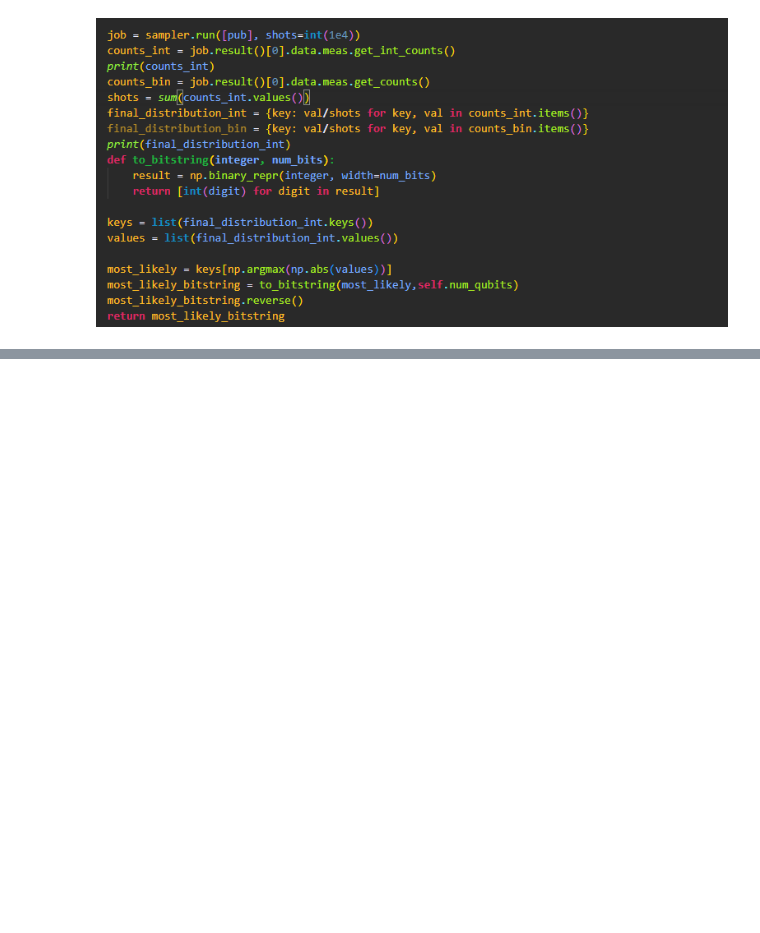
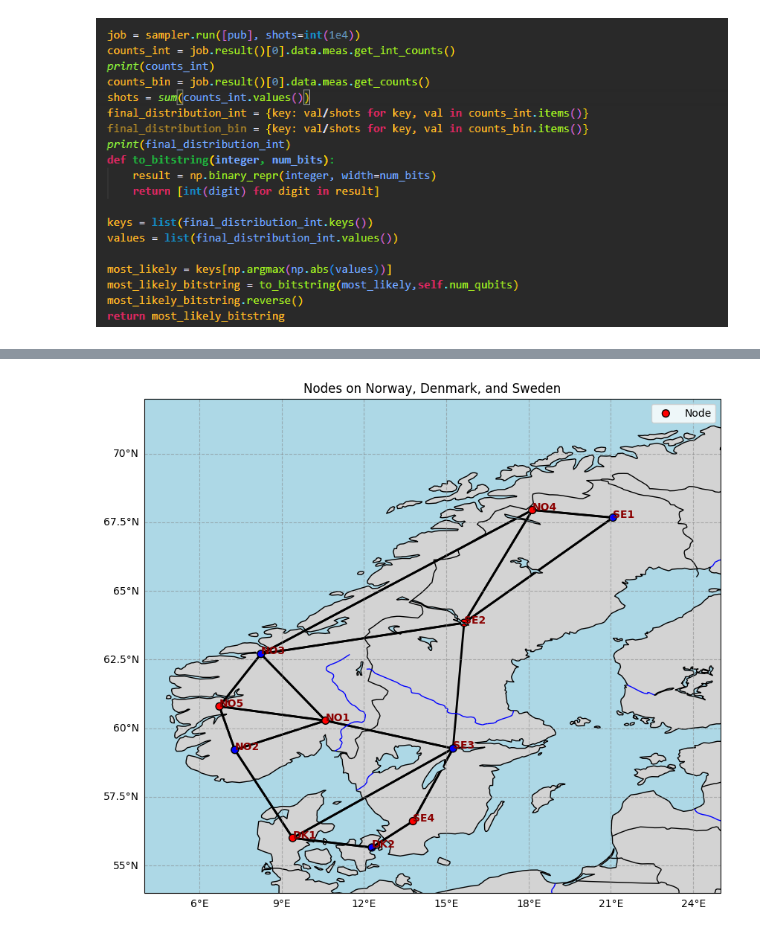
Before and after one commit to Smeidir/QAOA, a Jupyter notebook: tests.ipynb, the cells around one changed output, grey strips where cells are left out. Cells and saved outputs as stored; diff of their text form; code cells hidden in the pictures; blank space fills up the shorter version.

```diff
--- a/tests.ipynb
+++ b/tests.ipynb
@@ -153,31 +150,33 @@ def draw_nodes_on_cartopy(file_path, bitstring=None):
     gl = ax.gridlines(draw_labels=True, color='gray', alpha=0.5, linestyle='--')
     gl.top_labels = False
     gl.right_labels = False
 
     # Plot nodes on the map
 
 
     for start_label, end_label, weight in edges:
         start_coords = (df[df['name']==start_label]['y'], df[df['name']==start_label]['x'])
         end_coords = (df[df['name']==end_label]['y'], df[df['name']==end_label]['x'])
         ax.plot(
             [start_coords[0], end_coords[0]],  # x-coordinates (longitudes)
             [start_coords[1], end_coords[1]],  # y-coordinates (latitudes)
             color='black', linewidth=1 + weight, transform=ccrs.PlateCarree(), zorder=1
         )
     if bitstring is not None:
         colors = ['red' if bit == 1 else 'blue' for bit in bitstring]
     else:
         colors = 'red'
 
     gdf.plot(ax=ax, color=colors, markersize=50, transform=ccrs.PlateCarree(), edgecolor='black', label='Node')
 
     for idx, row in gdf.iterrows():
         ax.text(row.geometry.x + 0.005, row.geometry.y, row['name'], transform=ccrs.PlateCarree(),
                 ha='left', fontsize=10, color='darkred', fontweight='bold')
 
 
     plt.legend()
     plt.title("Nodes on Norway, Denmark, and Sweden")
     plt.show()
-#draw_nodes_on_cartopy('data/11_nodes_coords_scand.csv', bitstring=quantum.solution)
+draw_nodes_on_cartopy('data/11_nodes_coords_scand.csv', bitstring=quantum.solution)
+# %% [output]
+[figure, added]
```
Also changed, not shown: parts of 9 cells of this notebook, 14 other files.
